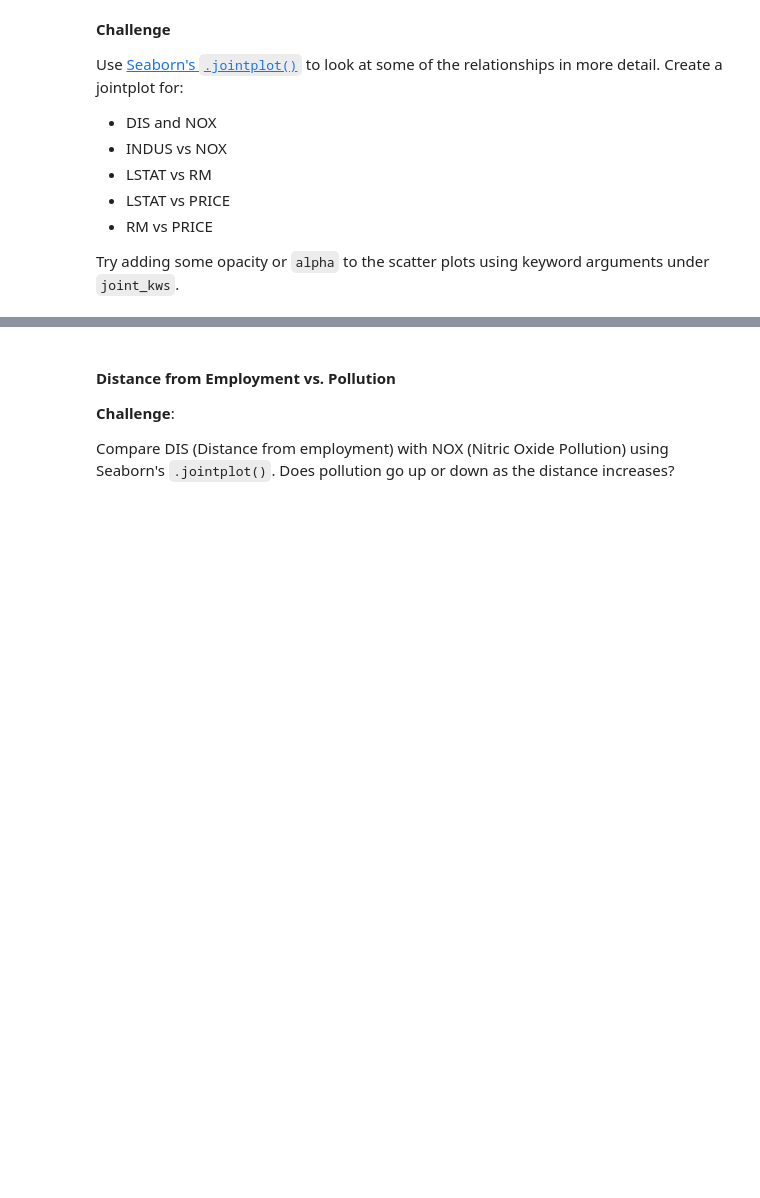
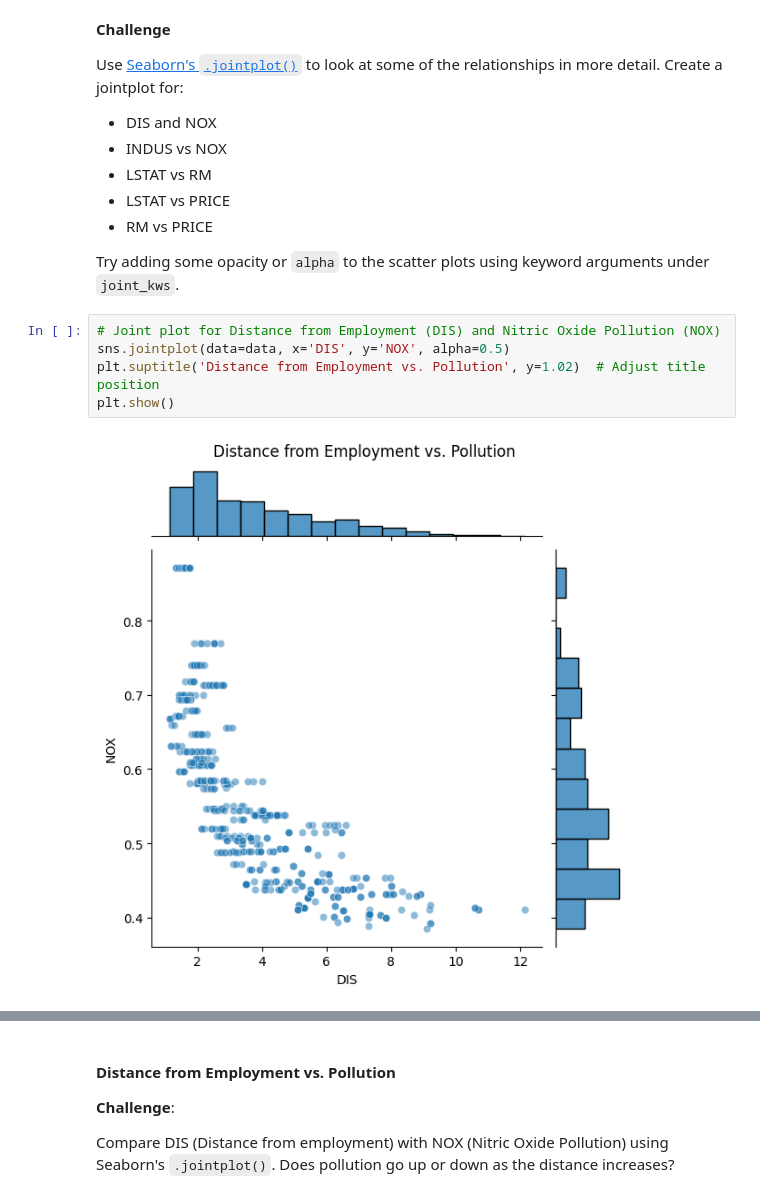
Before and after one commit to IrishEgie/data_science_py, a Jupyter notebook: data_science_10/Multivariable_Regression_and_Valuation_Model_(start).ipynb, the cells around one changed output, grey strips where cells are left out. Saved outputs shown, nothing was run; the diff lists cells and outputs as text; blank space fills up the shorter version.

Commit message:
update: multiple joint plots

```diff
--- a/data_science_10/Multivariable_Regression_and_Valuation_Model_(start).ipynb
+++ b/data_science_10/Multivariable_Regression_and_Valuation_Model_(start).ipynb
@@ -327,3 +327,10 @@ Use [Seaborn's `.jointplot()`](https://seaborn.pydata.org/generated/seaborn.join
 * RM vs PRICE
 
 Try adding some opacity or `alpha` to the scatter plots using keyword arguments under `joint_kws`.
+# %%
+# Joint plot for Distance from Employment (DIS) and Nitric Oxide Pollution (NOX)
+sns.jointplot(data=data, x='DIS', y='NOX', alpha=0.5)
+plt.suptitle('Distance from Employment vs. Pollution', y=1.02)  # Adjust title position
+plt.show()
+# %% [output]
+[figure, added]
```
Also changed, not shown: parts of 4 cells of this notebook.
